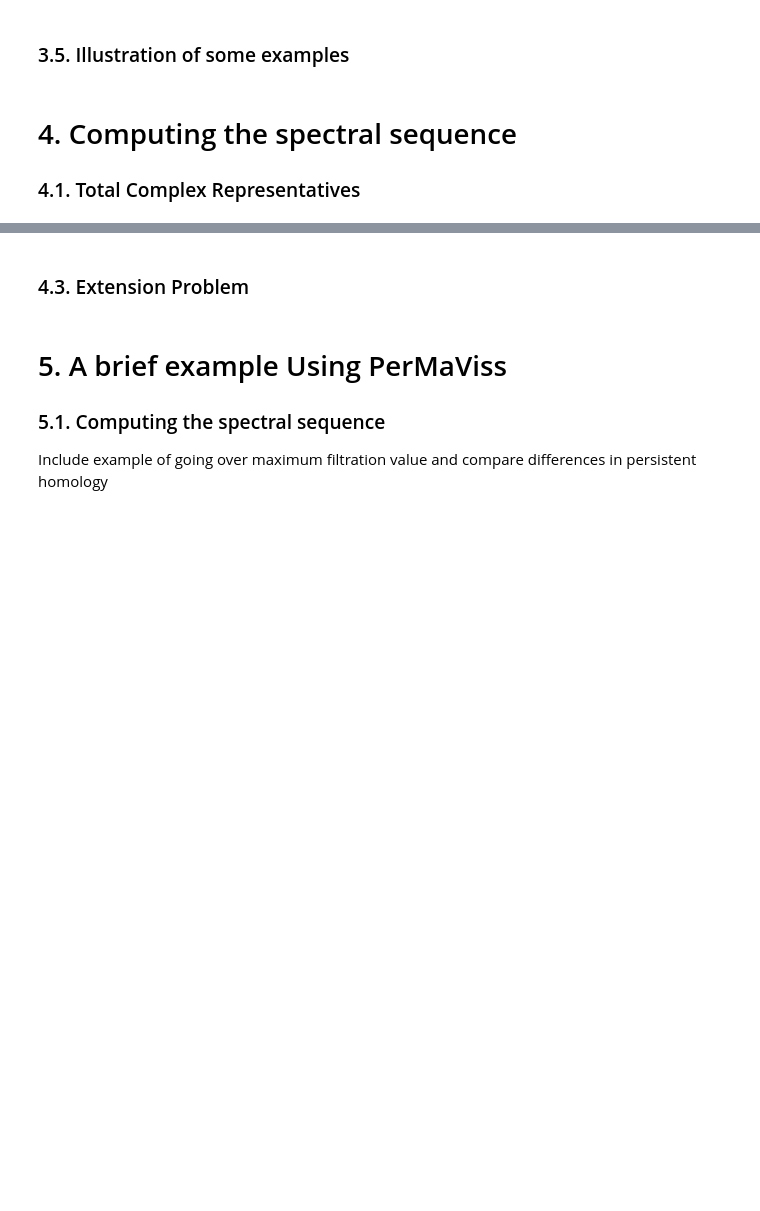
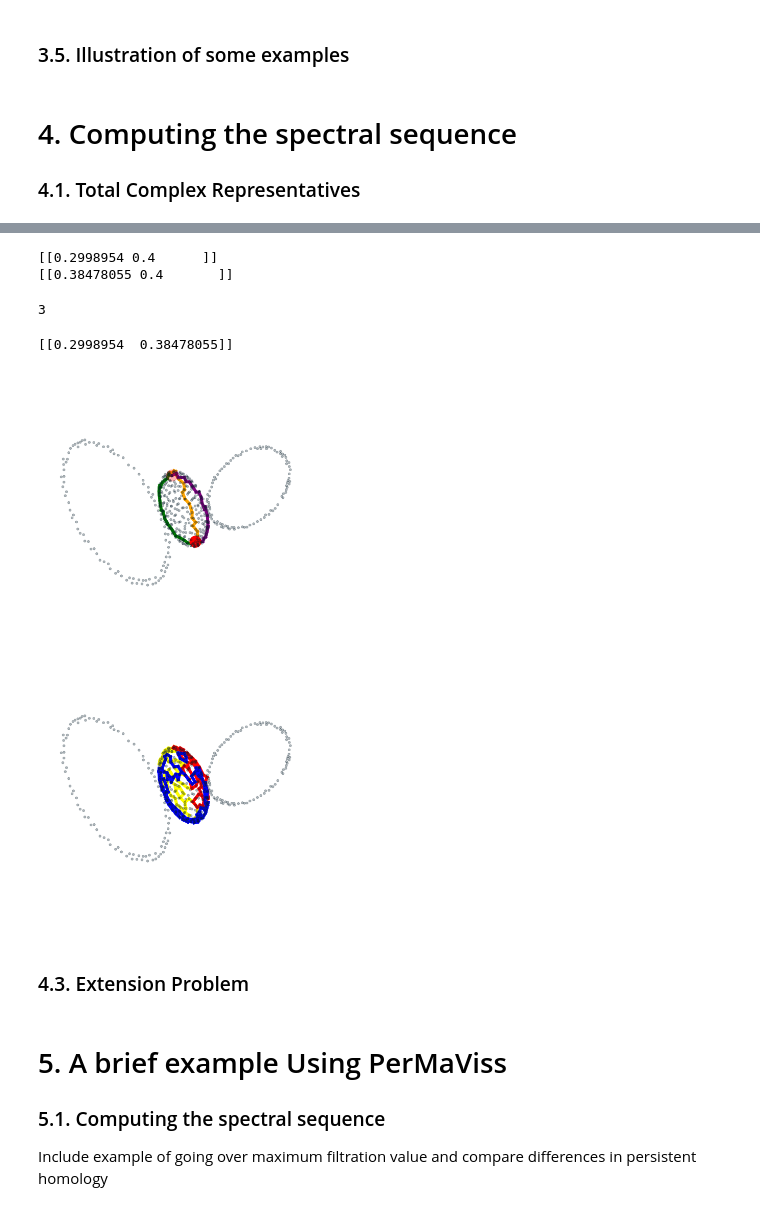
Before and after one commit to atorras1618/PerMaViss, a Jupyter notebook: examples/PerMaViss intro.ipynb, the cells around one changed output, grey strips where cells are left out. Drawn from its saved outputs; the diff is of its cells as text; code cells hidden in the pictures; blank space fills up the shorter version.

```diff
--- a/examples/PerMaViss intro.ipynb
+++ b/examples/PerMaViss intro.ipynb
@@ -844,0 +915,7 @@ print(cech_0_homology[1])
+# %%
+n_dim = 3
+max_dim = 3
+max_r = overlap
+no_pages = min(max_dim + 2, n_dim+1)
+MV_ss = spectral_sequence(nerve, nerve_point_cloud, points_IN, max_dim,
+                          max_r, no_pages, p)
@@ -845,3 +1056,73 @@ print(cech_0_homology[1])
+# %%
+print(MV_ss.Hom[1][2][0].barcode)
+print(MV_ss.Hom[2][2][0].barcode)
+# %% [output]
+[[0.2998954 0.4      ]]
+[[0.38478055 0.4       ]]
+# %%
+len(MV_ss.subcomplexes[1])
+# %% [output]
+3
+# %%
+def plot_edges(point_cloud, edges, color, axis):
+    for edge in edges:
+        points = point_cloud[edge]
+        axis.plot3D(points[:,0], points[:,1], points[:,2], c=color, lw=6)
+# %%
+print(MV_ss.Im[2][0][1].barcode)
+# %% [output]
+[[0.2998954  0.38478055]]
+# %%
+from permaviss.gauss_mod_p.functions import multiply_mod_p
+
+# plot sphere with two handles
+fig = plt.figure(figsize = (20, 15))
+fig.subplots_adjust(top = 1, bottom = 0, right = 1, left = 0, hspace = 0, wspace = 0)
+ax0 = fig.add_subplot(2,1,1,projection ="3d", xlim=[-4,4], ylim=[-2,2], zlim=[-2,2])
+ax1 = fig.add_subplot(2,1,2,projection ="3d", xlim=[-4,4], ylim=[-2,2], zlim=[-2,2])
+
+def plot_3d_points(point_cloud, axis, color):
+    # Creating plot
+    axis.scatter(point_cloud[:,0], point_cloud[:,1], point_cloud[:,2], color = color, alpha=0.3)
+    axis.axis('off')
+    axis.view_init(55,70)
+
+plot_3d_points(X, ax0, "#031926")
+plot_3d_points(X, ax1, "#031926")
+
+# representative points 3 class
+rep_points = X[points_IN[2][0][np.nonzero(MV_ss.Hom_reps[1][2][0][0].coord[0][0])[0]]]
+ax0.scatter(rep_points[:,0], rep_points[:,1], rep_points[:,2], color="red", s=500)
+
+# representative edges 2 intersection
+colors = ['orange', 'green', 'purple']
+for i in range(3):
+    edges = points_IN[1][i][MV_ss.subcomplexes[1][i][1][np.nonzero(MV_ss.Hom_reps[1][2][0][1].coord[i][0])[0]]]
+    plot_edges(X, edges, colors[i], ax0)
+
+# representative local cycles
+cycles = np.nonzero(
+    multiply_mod_p(MV_ss.Hom[1][0][1].coordinates, MV_ss.Im[2][0][1].coordinates, p=5)
+)[0]
+colors = ['yellow', 'red', 'blue']
+for i in range(3):
+    local_cycles = cycles[np.logical_and(
+        MV_ss.cycle_dimensions[0][1][i-1] <= cycles,  cycles< MV_ss.cycle_dimensions[0][1][i]
+        )] - MV_ss.cycle_dimensions[0][1][i-1]
+    local_cycles = MV_ss.Hom[0][0][i][1].coordinates[:, local_cycles].T
+    local_edges = []
+    for cycle in local_cycles:
+        local_edges.append(list(np.nonzero(cycle)[0]))
+
+    local_edges = MV_ss.points_IN[0][i][MV_ss.subcomplexes[0][i][1][np.unique(np.concatenate(local_edges))]]
+    plot_edges(X, local_edges, colors[i], ax1)
+
+ax0.autoscale_view(tight=True)
+ax1.autoscale_view(tight=True)
+
+plt.savefig("figures/second_differential_sphere_two_handles.png", pad_inches=0.05, bbox_inches=None)
+# %% [output]
+[figure, added]
 # %% [markdown]
 ### 4.3. Extension Problem
 # %% [markdown]
```
Also changed, not shown: parts of 14 cells of this notebook, 2 other files.
